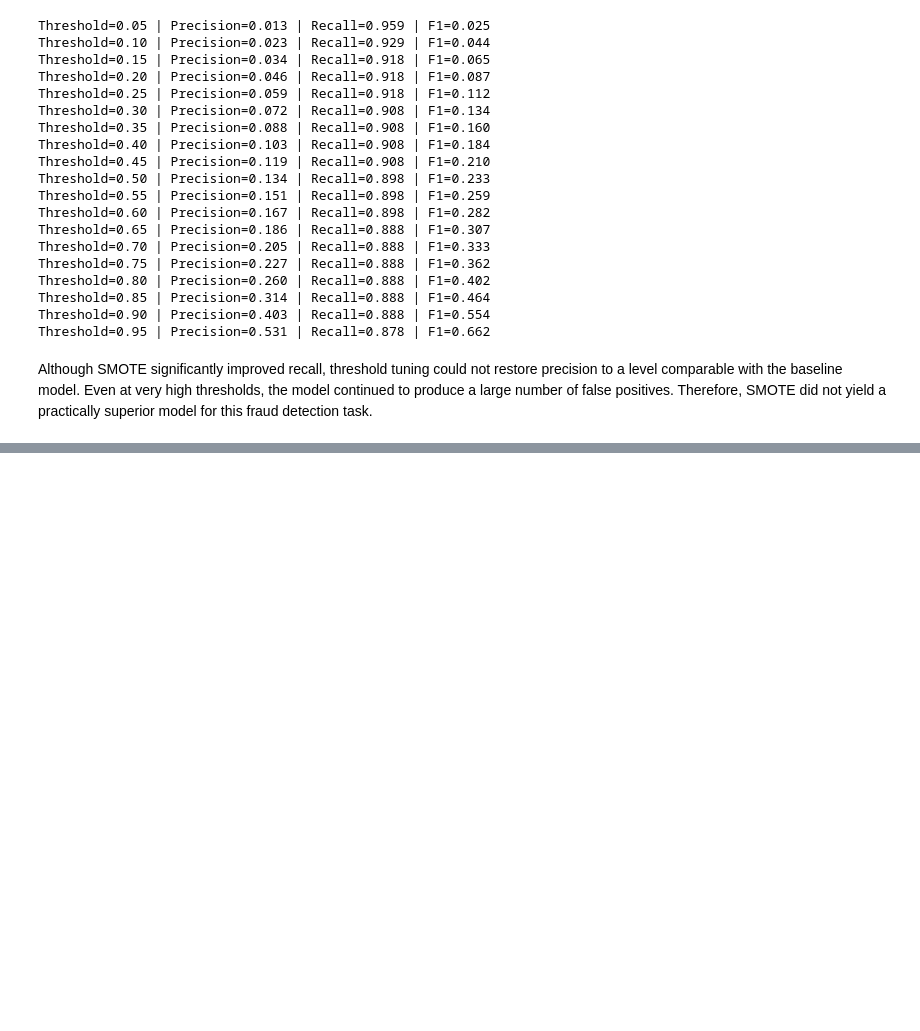
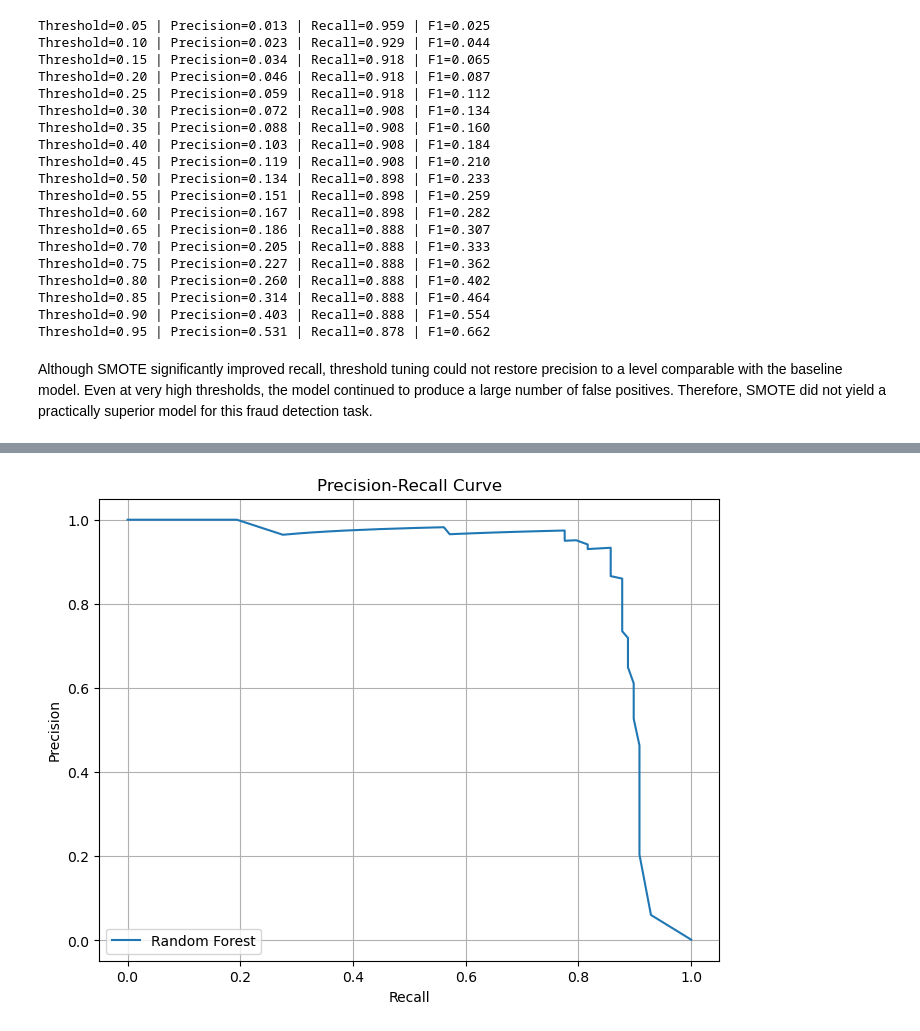
Before and after one commit to alinazir105/Credit-Card-Fraud-and-Anomaly-detection-System, a Jupyter notebook: Notebook.ipynb, the cells around one changed output, grey strips where cells are left out. Cells and saved outputs as stored; diff of their text form; code cells hidden in the pictures; blank space fills up the shorter version.

```diff
--- a/Notebook.ipynb
+++ b/Notebook.ipynb
@@ -710,0 +764,4 @@ Although SMOTE significantly improved recall, threshold tuning could not restore
+# %%
+plot_pr_curve(y_test, y_rdf_test_prob, label="Random Forest")
+# %% [output]
+[figure, added]
```
Also changed, not shown: parts of 53 cells of this notebook.
